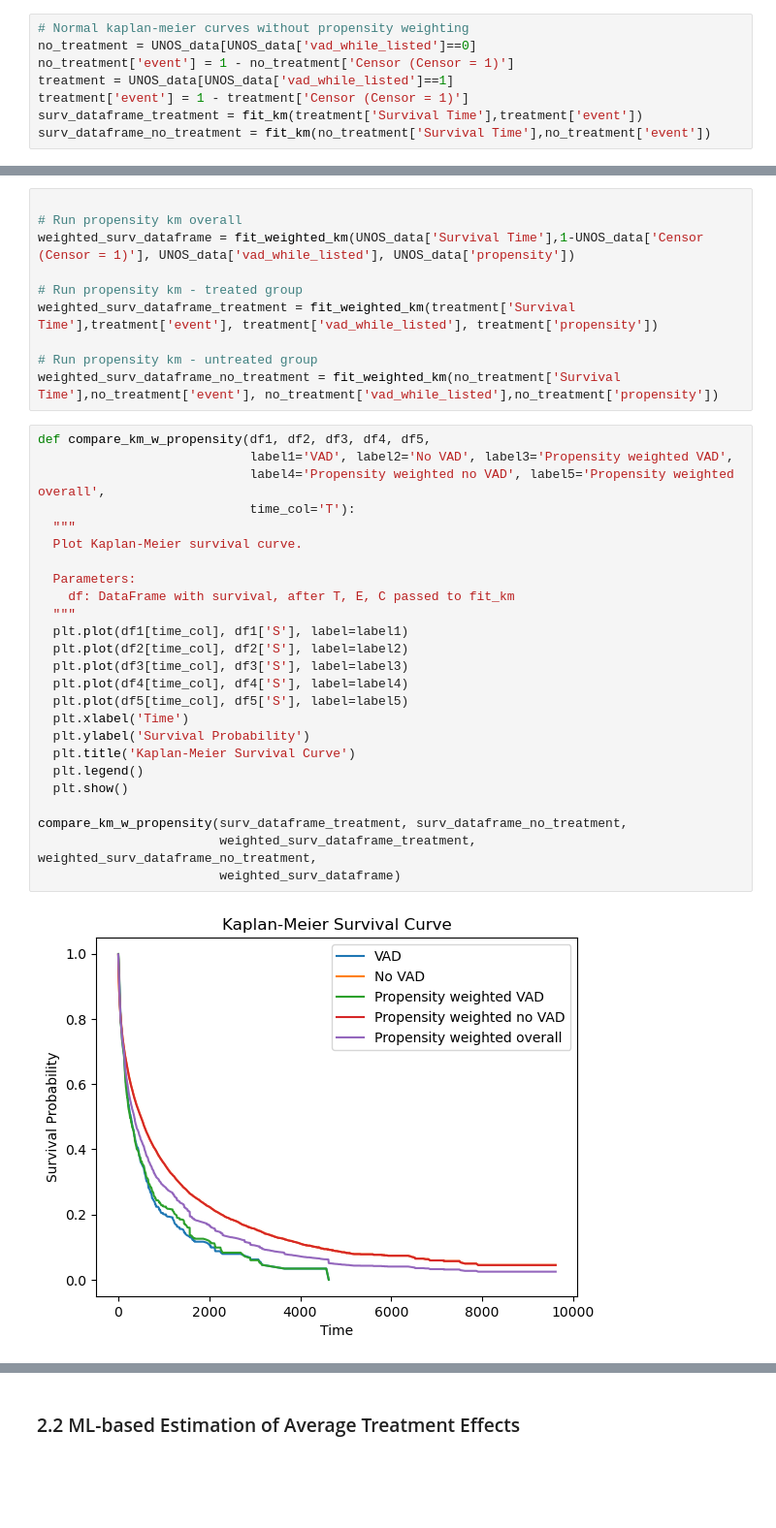
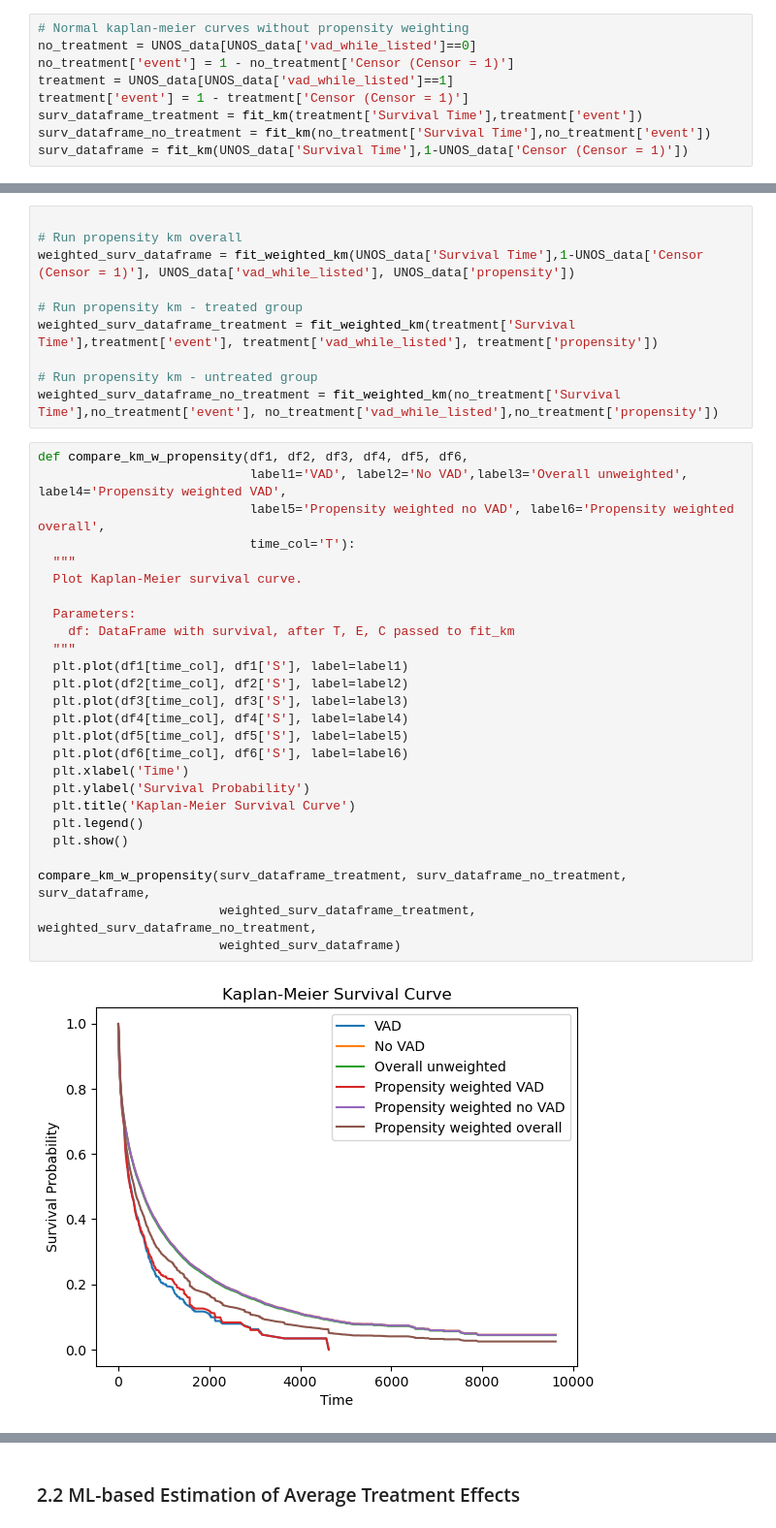
Before and after one commit to frances-dean/cph-200b, a Jupyter notebook: Project 2/Dean_PSet2_CPH200B.ipynb, the cells around one changed output, grey strips where cells are left out. Shown at 97% size. Cells and saved outputs as stored; diff of their text form; blank space fills up the shorter version.

```diff
--- a/Project 2/Dean_PSet2_CPH200B.ipynb
+++ b/Project 2/Dean_PSet2_CPH200B.ipynb
@@ -224,6 +207,7 @@ treatment = UNOS_data[UNOS_data['vad_while_listed']==1]
 treatment['event'] = 1 - treatment['Censor (Censor = 1)']
 surv_dataframe_treatment = fit_km(treatment['Survival Time'],treatment['event'])
 surv_dataframe_no_treatment = fit_km(no_treatment['Survival Time'],no_treatment['event'])
+surv_dataframe = fit_km(UNOS_data['Survival Time'],1-UNOS_data['Censor (Censor = 1)'])
 # %% [output]
 A value is trying to be set on a copy of a slice from a DataFrame.
 Try using .loc[row_indexer,col_indexer] = value instead
@@ -284,32 +268,33 @@ weighted_surv_dataframe_treatment = fit_weighted_km(treatment['Survival Time'],t
 # Run propensity km - untreated group
 weighted_surv_dataframe_no_treatment = fit_weighted_km(no_treatment['Survival Time'],no_treatment['event'], no_treatment['vad_while_listed'],no_treatment['propensity'])
 # %%
-def compare_km_w_propensity(df1, df2, df3, df4, df5,
-                            label1='VAD', label2='No VAD', label3='Propensity weighted VAD',
-                            label4='Propensity weighted no VAD', label5='Propensity weighted overall',
+def compare_km_w_propensity(df1, df2, df3, df4, df5, df6,
+                            label1='VAD', label2='No VAD',label3='Overall unweighted', label4='Propensity weighted VAD',
+                            label5='Propensity weighted no VAD', label6='Propensity weighted overall',
                             time_col='T'):
   """
   Plot Kaplan-Meier survival curve.
 
   Parameters:
     df: DataFrame with survival, after T, E, C passed to fit_km
   """
   plt.plot(df1[time_col], df1['S'], label=label1)
   plt.plot(df2[time_col], df2['S'], label=label2)
   plt.plot(df3[time_col], df3['S'], label=label3)
   plt.plot(df4[time_col], df4['S'], label=label4)
   plt.plot(df5[time_col], df5['S'], label=label5)
+  plt.plot(df6[time_col], df6['S'], label=label6)
   plt.xlabel('Time')
   plt.ylabel('Survival Probability')
   plt.title('Kaplan-Meier Survival Curve')
   plt.legend()
   plt.show()
 
-compare_km_w_propensity(surv_dataframe_treatment, surv_dataframe_no_treatment,
+compare_km_w_propensity(surv_dataframe_treatment, surv_dataframe_no_treatment, surv_dataframe,
                         weighted_surv_dataframe_treatment, weighted_surv_dataframe_no_treatment,
                         weighted_surv_dataframe)
 # %% [output]
-[figure, old version]
+[figure, new version]
 # %%
 # Run propensity log rank test
 Z, p = weighted_log_rank_test(UNOS_data, 'vad_while_listed')
```
Also changed, not shown: parts of 27 cells of this notebook, 1 other file.
